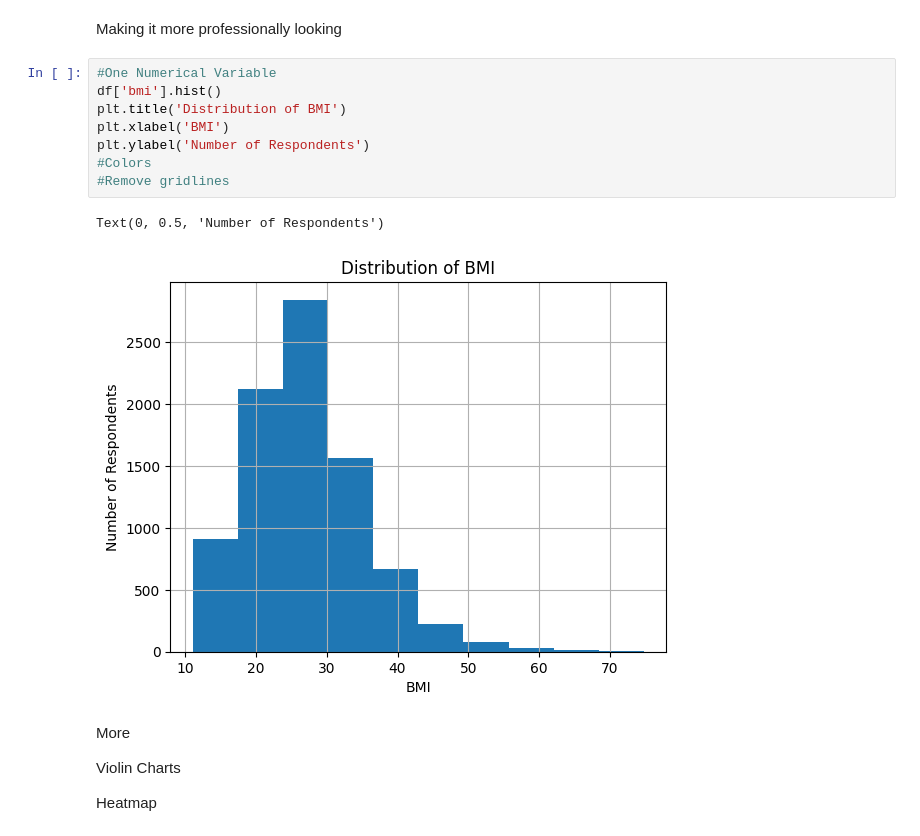
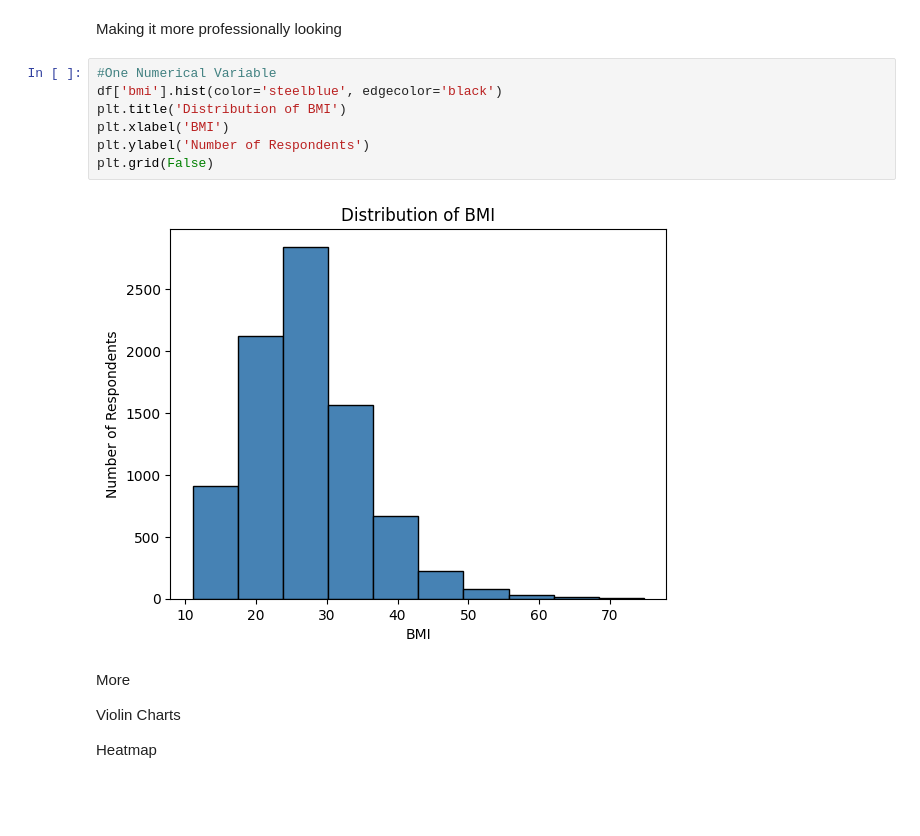
Before and after one commit to osoliman/DSC110, a Jupyter notebook: Description/DSC110_Description_Data_Visualization.ipynb, the cells around one changed output. Cells and saved outputs as stored; diff of their text form; blank space fills up the shorter version.

```diff
--- a/Description/DSC110_Description_Data_Visualization.ipynb
+++ b/Description/DSC110_Description_Data_Visualization.ipynb
@@ -46,15 +55,13 @@ df.boxplot(column='bmi', by='gender')
 Making it more professionally looking
 # %%
 #One Numerical Variable
-df['bmi'].hist()
+df['bmi'].hist(color='steelblue', edgecolor='black')
 plt.title('Distribution of BMI')
 plt.xlabel('BMI')
 plt.ylabel('Number of Respondents')
-#Colors
-#Remove gridlines
+plt.grid(False)
 # %% [output]
-Text(0, 0.5, 'Number of Respondents')
-[figure, old version]
+[figure, new version]
 # %% [markdown]
 More
 
```
Also changed, not shown: parts of 7 cells of this notebook.
